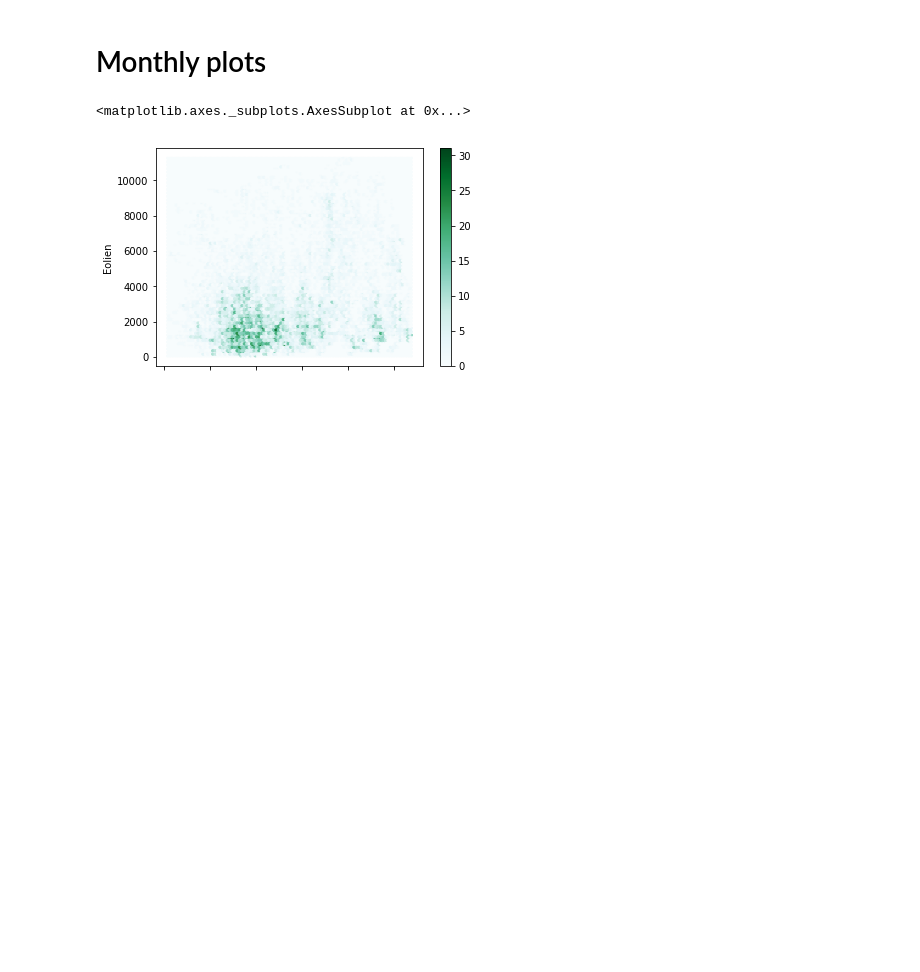
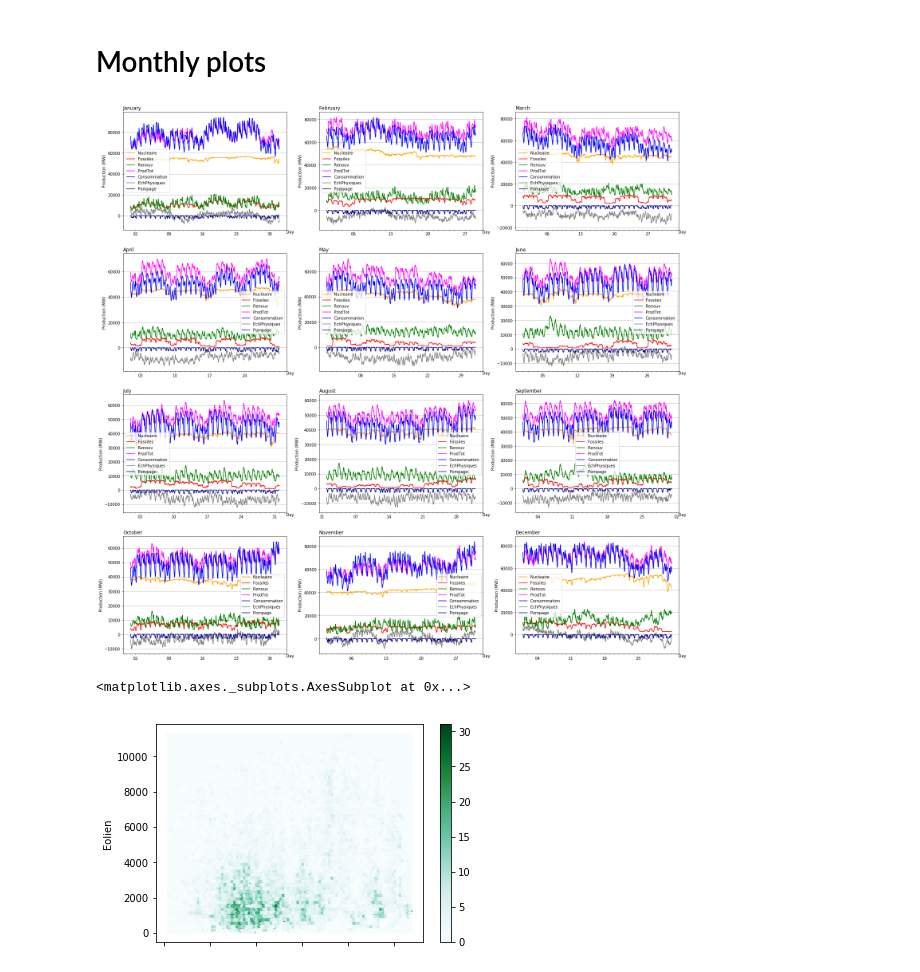
Before and after one commit to ebusato/EnergyAnalysis, a Jupyter notebook: EnergyAnalysis_RTE.ipynb, the cells around one changed output. Cells and saved outputs as stored; diff of their text form; code cells hidden in the pictures; blank space fills up the shorter version.

```diff
--- a/EnergyAnalysis_RTE.ipynb
+++ b/EnergyAnalysis_RTE.ipynb
@@ -100,40 +106,38 @@ def plotProdPerPeriod(what, dateinf, datesup, title, xlabel, ax):
     ax = df5.plot(\
                   y=what, \
                   grid=True,\
-                  ax=ax)
+                  ax=ax,\
+                  color=colors(what))
     ax.set_title(title, loc='left')
-    #ax.text(0.5, 0.5, title)
-    #ax.xaxis.labelpad = 10
     ax.set(xlabel=xlabel, ylabel='Production (MW)')
     ax.xaxis.set_label_coords(1.02, 0)
-    #ax.grid(True, which='minor', axis='x' )
-    #set ticks every week
     ax.xaxis.set_major_locator(mdates.MonthLocator())
-    #set major ticks format
-    #ax.xaxis.set_major_formatter(mdates.DateFormatter('%b %d'))
 # %%
+what = ['Nucleaire', 'Fossiles', 'Renouv', 'ProdTot', 'Consommation', 'EchPhysiques', 'Pompage']
 
 fig, axes = plt.subplots(nrows=4, ncols=3, figsize=(25,25))
-plotProdPerPeriod('2017-01-01', '2017-01-31', 'January', 'Day', axes[0,0])
-plotProdPerPeriod('2017-02-01', '2017-02-28', 'February', 'Day', axes[0,1])
-plotProdPerPeriod('2017-03-01', '2017-03-31', 'March', 'Day', axes[0,2])
-plotProdPerPeriod('2017-04-01', '2017-04-30', 'April', 'Day', axes[1,0])
-plotProdPerPeriod('2017-05-01', '2017-05-31', 'May', 'Day', axes[1,1])
-plotProdPerPeriod('2017-06-01', '2017-06-30', 'June', 'Day', axes[1,2])
-plotProdPerPeriod('2017-07-01', '2017-07-31', 'July', 'Day', axes[2,0])
-plotProdPerPeriod('2017-08-01', '2017-08-31', 'August', 'Day', axes[2,1])
-plotProdPerPeriod('2017-09-01', '2017-09-30', 'September', 'Day', axes[2,2])
-plotProdPerPeriod('2017-10-01', '2017-10-31', 'October', 'Day', axes[3,0])
-plotProdPerPeriod('2017-11-01', '2017-11-30', 'November', 'Day', axes[3,1])
-plotProdPerPeriod('2017-12-01', '2017-12-31', 'December', 'Day', axes[3,2])
+plotProdPerPeriod(what, '2017-01-01', '2017-01-31', 'January', 'Day', axes[0,0])
+plotProdPerPeriod(what, '2017-02-01', '2017-02-28', 'February', 'Day', axes[0,1])
+plotProdPerPeriod(what, '2017-03-01', '2017-03-31', 'March', 'Day', axes[0,2])
+plotProdPerPeriod(what, '2017-04-01', '2017-04-30', 'April', 'Day', axes[1,0])
+plotProdPerPeriod(what, '2017-05-01', '2017-05-31', 'May', 'Day', axes[1,1])
+plotProdPerPeriod(what, '2017-06-01', '2017-06-30', 'June', 'Day', axes[1,2])
+plotProdPerPeriod(what, '2017-07-01', '2017-07-31', 'July', 'Day', axes[2,0])
+plotProdPerPeriod(what, '2017-08-01', '2017-08-31', 'August', 'Day', axes[2,1])
+plotProdPerPeriod(what, '2017-09-01', '2017-09-30', 'September', 'Day', axes[2,2])
+plotProdPerPeriod(what, '2017-10-01', '2017-10-31', 'October', 'Day', axes[3,0])
+plotProdPerPeriod(what, '2017-11-01', '2017-11-30', 'November', 'Day', axes[3,1])
+plotProdPerPeriod(what, '2017-12-01', '2017-12-31', 'December', 'Day', axes[3,2])
 
     #fig, axes = plt.subplots(nrows=1, ncols=1,figsize=(25,7))
     #df5.plot(y=['NucleaireFrac', 'FossilesFrac', 'RenouvFrac', 'ProdTotFrac'], grid=True, ax=axes[1])
     #axes[1].set(xlabel='Date', ylabel='Fraction')
     #axes[1].grid(True, which='minor', axis='x' )
 
     #df5.plot.scatter(x='NucleaireFrac', y='RenouvFrac', grid=True, ax=axes[2])
     #axes[2].set(xlabel='NucleaireFrac', ylabel='RenouvFrac')
+# %% [output]
+[figure, added]
 # %%
 df.plot.hexbin(x='Nucleaire', y='Eolien', gridsize=100)
 # %% [output]
```
Also changed, not shown: parts of 3 cells of this notebook.
